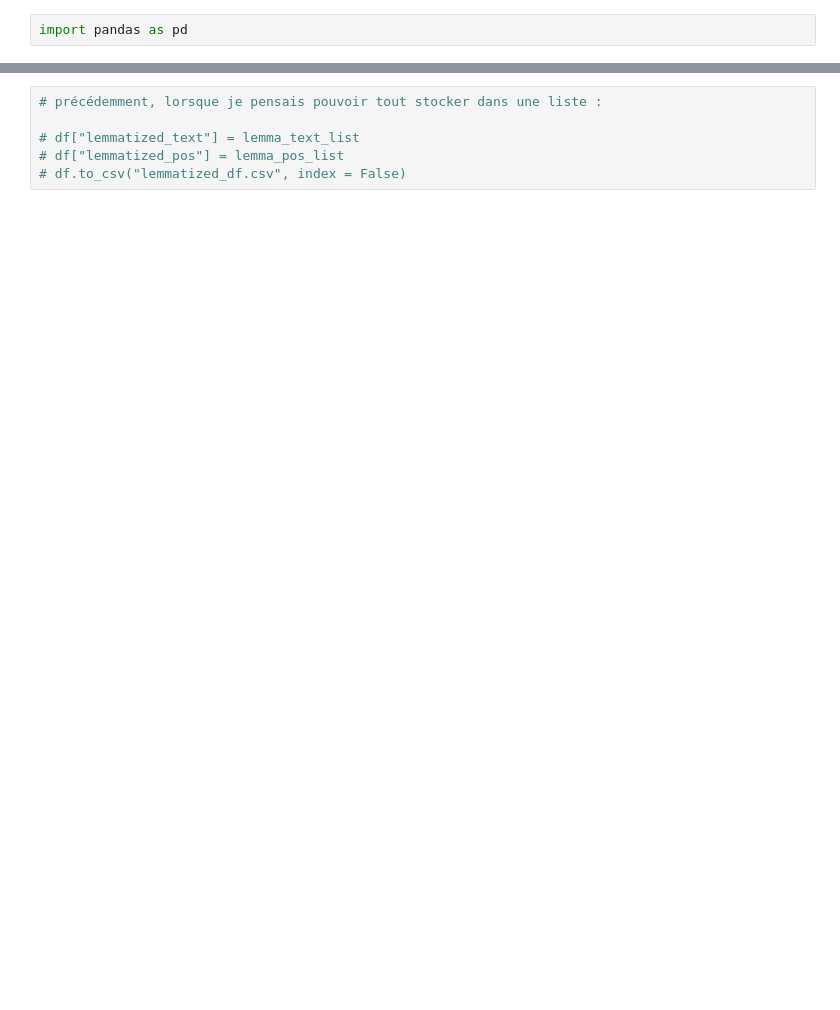
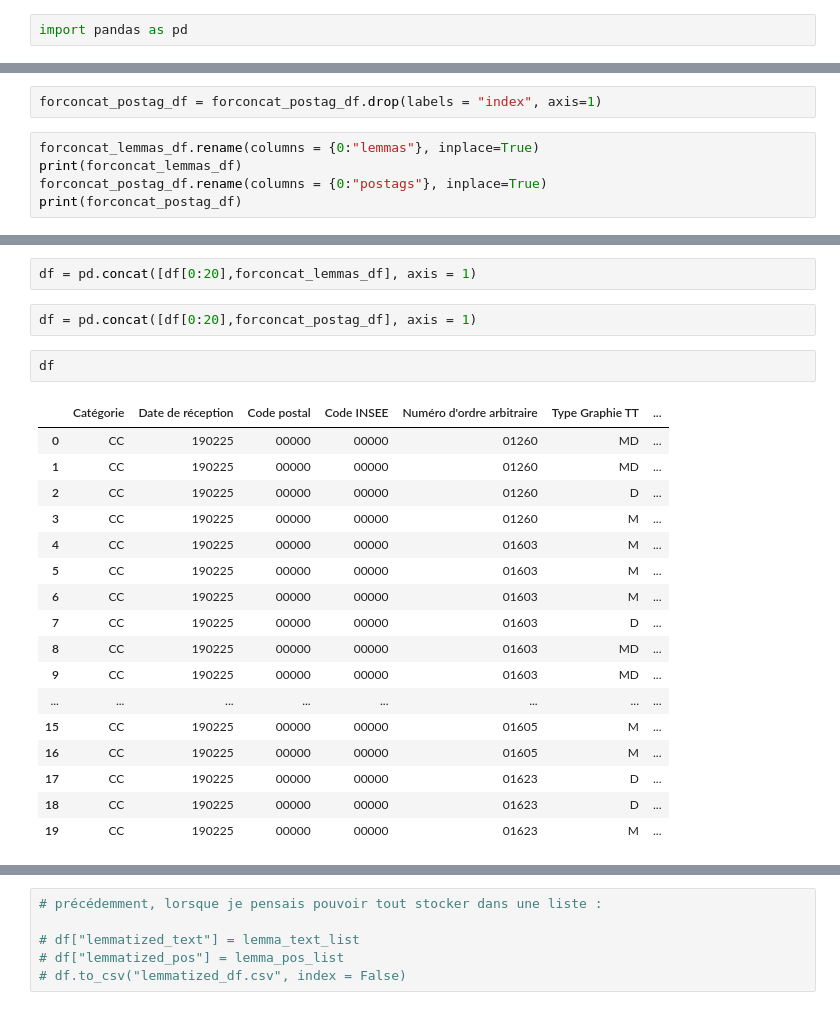
Before and after one commit to PSIG-EHESS/CahiersCitoyens, a Jupyter notebook: Preprocess_and_lemmatize.ipynb, the cells around one changed output, grey strips where cells are left out. Drawn from its saved outputs; the diff is of its cells as text; blank space fills up the shorter version.

```diff
--- a/Preprocess_and_lemmatize.ipynb
+++ b/Preprocess_and_lemmatize.ipynb
@@ -168,0 +253,7 @@ Total time: 2372.2026858329773
+# %%
+forconcat_postag_df = forconcat_postag_df.drop(labels = "index", axis=1)
+# %%
+forconcat_lemmas_df.rename(columns = {0:"lemmas"}, inplace=True)
+print(forconcat_lemmas_df)
+forconcat_postag_df.rename(columns = {0:"postags"}, inplace=True)
+print(forconcat_postag_df)
@@ -168,0 +298,24 @@ Total time: 2372.2026858329773
+# %%
+df = pd.concat([df[0:20],forconcat_lemmas_df], axis = 1)
+# %%
+df = pd.concat([df[0:20],forconcat_postag_df], axis = 1)
+# %%
+df
+# %% [output]
+|  | Catégorie | Date de réception | Code postal | Code INSEE | Numéro d'ordre arbitraire | Type Graphie TT | ... |
+| 0 | CC | 190225 | 00000 | 00000 | 01260 | MD | ... |
+| 1 | CC | 190225 | 00000 | 00000 | 01260 | MD | ... |
+| 2 | CC | 190225 | 00000 | 00000 | 01260 | D | ... |
+| 3 | CC | 190225 | 00000 | 00000 | 01260 | M | ... |
+| 4 | CC | 190225 | 00000 | 00000 | 01603 | M | ... |
+| 5 | CC | 190225 | 00000 | 00000 | 01603 | M | ... |
+| 6 | CC | 190225 | 00000 | 00000 | 01603 | M | ... |
+| 7 | CC | 190225 | 00000 | 00000 | 01603 | D | ... |
+| 8 | CC | 190225 | 00000 | 00000 | 01603 | MD | ... |
+| 9 | CC | 190225 | 00000 | 00000 | 01603 | MD | ... |
+| ... | ... | ... | ... | ... | ... | ... | ... |
+| 15 | CC | 190225 | 00000 | 00000 | 01605 | M | ... |
+| 16 | CC | 190225 | 00000 | 00000 | 01605 | M | ... |
+| 17 | CC | 190225 | 00000 | 00000 | 01623 | D | ... |
+| 18 | CC | 190225 | 00000 | 00000 | 01623 | D | ... |
+| 19 | CC | 190225 | 00000 | 00000 | 01623 | M | ... |
```
Also changed, not shown: parts of 23 cells of this notebook.
